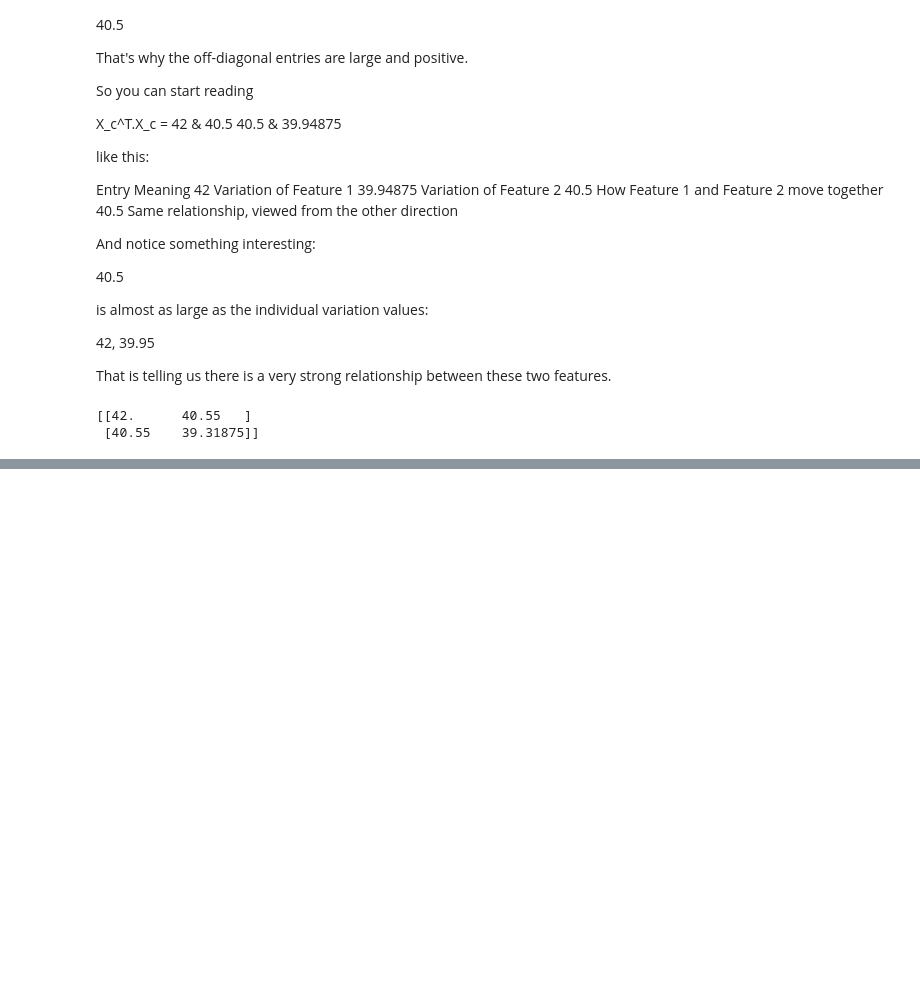
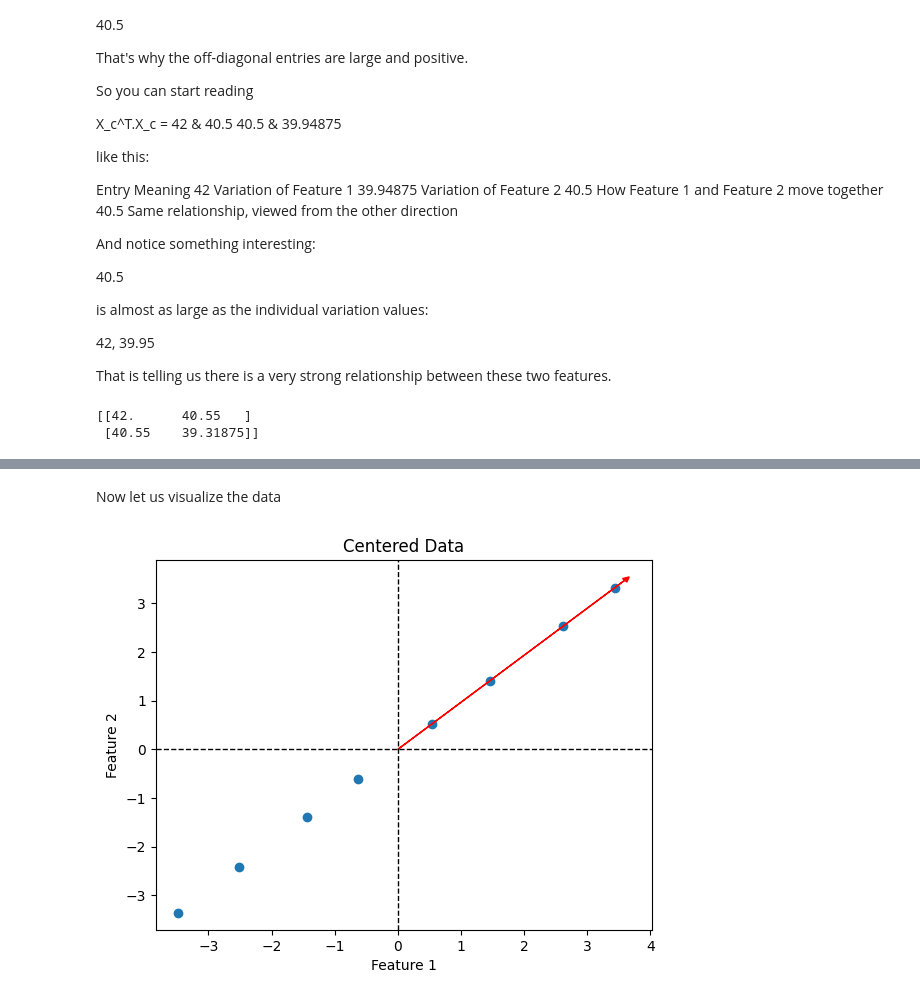
Before and after one commit to green001-fullstack/PCA-machine-learning, a Jupyter notebook: notebook/pca.ipynb, the cells around one changed output, grey strips where cells are left out. Saved outputs shown, nothing was run; the diff lists cells and outputs as text; code cells hidden in the pictures; blank space fills up the shorter version.

```diff
--- a/notebook/pca.ipynb
+++ b/notebook/pca.ipynb
@@ -101,8 +105,16 @@ is almost as large as the individual variation values:
 
 That is telling us there is a very strong relationship between these two features.
 # %%
-XTX = x_centered.T @ x_centered
+XTX = X_centered.T @ X_centered
 print(XTX)
 # %% [output]
 [[42.      40.55   ]
  [40.55    39.31875]]
+# %%
+eigenvalues, eigenvectors = np.linalg.eig(XTX)
+
+print("Eigenvalues:")
+print(eigenvalues)
+
+print("\nEigenvectors:")
+print(eigenvectors)
@@ -108,0 +130,6 @@ print(XTX)
+# %%
+v1 = eigenvectors[:,0]
+X_reduced = X_centered @ v1
+
+print(X_reduced)
+print(X_reduced.shape)
@@ -108,0 +140,4 @@ print(XTX)
+# %%
+X_reconstructed = np.outer(X_reduced, v1)
+
+print(X_reconstructed)
@@ -108,0 +153,20 @@ print(XTX)
+# %% [markdown]
+Now let us visualize the data
+# %%
+fig, ax = plt.subplots()
+
+ax.scatter(x=X_reconstructed[:,0], y=X_reconstructed[:,1])
+
+ax.axhline(0, color='black', linewidth=1, linestyle='--')
+ax.axvline(0, color='black', linewidth=1, linestyle='--')
+
+scale = 5
+ax.arrow(0, 0, v1[0] * scale, v1[1] * scale, head_width=0.1, head_length=0.1, fc='red', ec='red')
+
+
+ax.set_xlabel("Feature 1")
+ax.set_ylabel("Feature 2")
+ax.set_title("Centered Data")
+plt.show()
+# %% [output]
+[figure, added]
```
Also changed, not shown: parts of 7 cells of this notebook.
